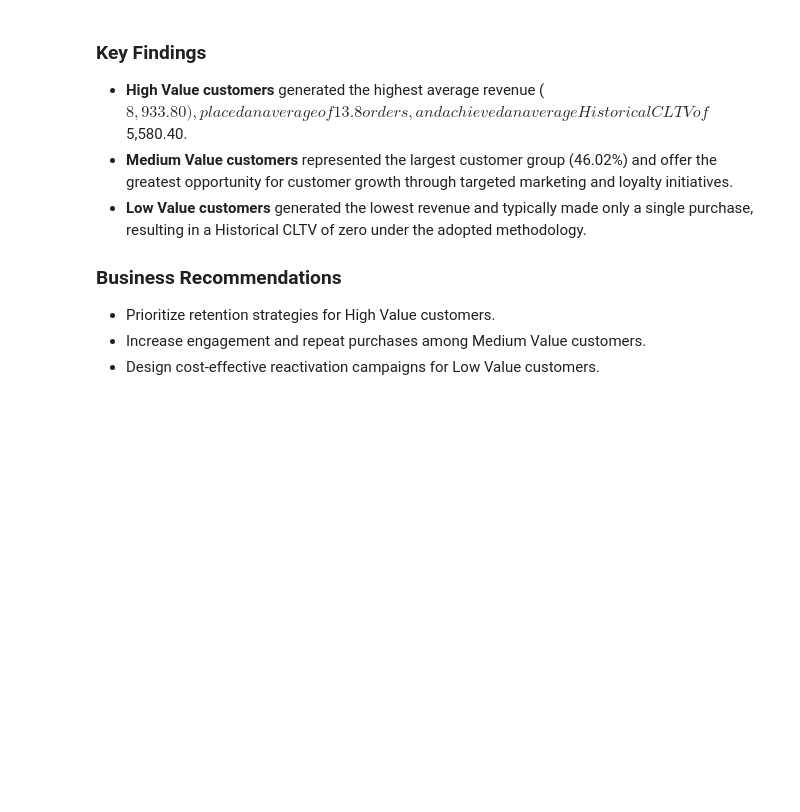
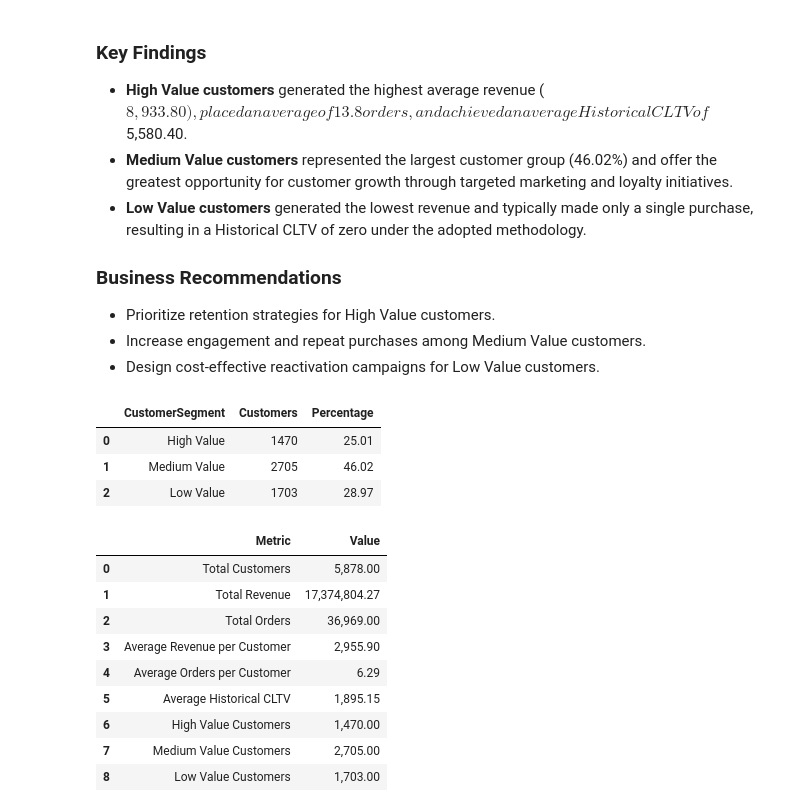
Before and after one commit to Tamoze/SaaS-ECommerce-Cohort-Retention-CLTV-Analysis, a Jupyter notebook: notebooks/03_cltv_analysis.ipynb, the cells around one changed output. Saved outputs shown, nothing was run; the diff lists cells and outputs as text; code cells hidden in the pictures; blank space fills up the shorter version.

```diff
--- a/notebooks/03_cltv_analysis.ipynb
+++ b/notebooks/03_cltv_analysis.ipynb
@@ -649,3 +649,74 @@ Customer segments were analysed using average revenue, purchasing behaviour and
 - Prioritize retention strategies for High Value customers.
 - Increase engagement and repeat purchases among Medium Value customers.
 - Design cost-effective reactivation campaigns for Low Value customers.
+# %%
+# ==========================================
+# Sort Segment Summary
+# ==========================================
+
+segment_order = [
+    "High Value",
+    "Medium Value",
+    "Low Value"
+]
+
+segment_summary["CustomerSegment"] = pd.Categorical(
+    segment_summary["CustomerSegment"],
+    categories=segment_order,
+    ordered=True
+)
+
+segment_summary = (
+    segment_summary
+    .sort_values("CustomerSegment")
+    .reset_index(drop=True)
+)
+
+segment_summary
+# %% [output]
+|  | CustomerSegment | Customers | Percentage |
+| 0 | High Value | 1470 | 25.01 |
+| 1 | Medium Value | 2705 | 46.02 |
+| 2 | Low Value | 1703 | 28.97 |
+# %%
+# ==========================================
+# Executive KPI Summary
+# ==========================================
+
+executive_summary = pd.DataFrame({
+    "Metric": [
+        "Total Customers",
+        "Total Revenue",
+        "Total Orders",
+        "Average Revenue per Customer",
+        "Average Orders per Customer",
+        "Average Historical CLTV",
+        "High Value Customers",
+        "Medium Value Customers",
+        "Low Value Customers"
+    ],
+    "Value": [
+        customer_summary.shape[0],
+        customer_summary["TotalRevenue"].sum(),
+        customer_summary["TotalOrders"].sum(),
+        customer_summary["TotalRevenue"].mean(),
+        customer_summary["TotalOrders"].mean(),
+        customer_summary["HistoricalCLTV"].mean(),
+        (customer_summary["CustomerSegment"] == "High Value").sum(),
+        (customer_summary["CustomerSegment"] == "Medium Value").sum(),
+        (customer_summary["CustomerSegment"] == "Low Value").sum()
+    ]
+})
+
+executive_summary
+# %% [output]
+|  | Metric | Value |
+| 0 | Total Customers | 5,878.00 |
+| 1 | Total Revenue | 17,374,804.27 |
+| 2 | Total Orders | 36,969.00 |
+| 3 | Average Revenue per Customer | 2,955.90 |
+| 4 | Average Orders per Customer | 6.29 |
+| 5 | Average Historical CLTV | 1,895.15 |
+| 6 | High Value Customers | 1,470.00 |
+| 7 | Medium Value Customers | 2,705.00 |
+| 8 | Low Value Customers | 1,703.00 |
```
Also changed, not shown: parts of 6 cells of this notebook.
